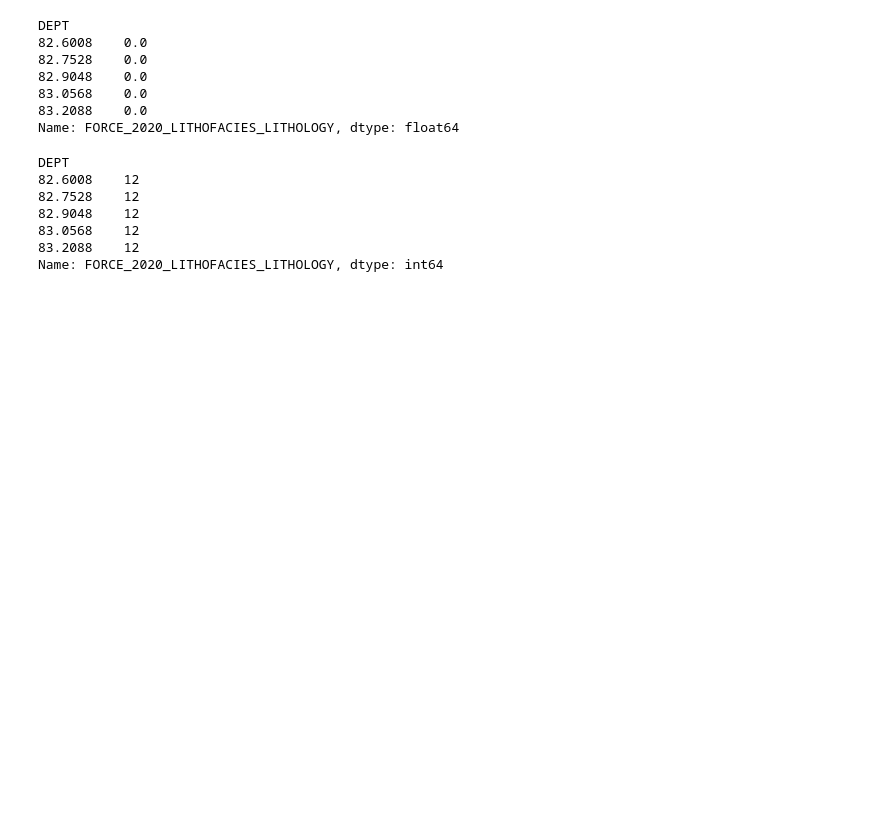
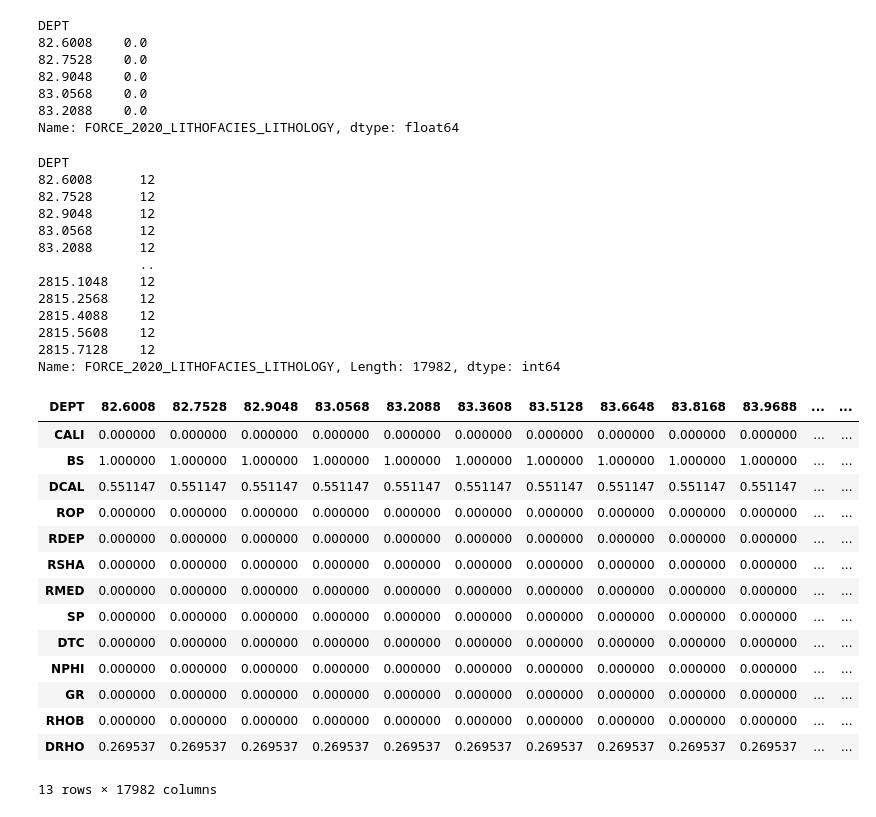
Before and after one commit to hyonbokan/lithology-identification-fl, a Jupyter notebook: data_trasform/las2img_test.ipynb, the cells around one changed output. Cells and saved outputs as stored; diff of their text form; code cells hidden in the pictures; blank space fills up the shorter version.

```diff
--- a/data_trasform/las2img_test.ipynb
+++ b/data_trasform/las2img_test.ipynb
@@ -87,14 +87,37 @@ lithology_numbers = {30000: 0,
 # %%
 y = y.map(lithology_numbers)
 # %%
-y.head()
+y
 # %% [output]
 DEPT
-82.6008    12
-82.7528    12
-82.9048    12
-83.0568    12
-83.2088    12
-Name: FORCE_2020_LITHOFACIES_LITHOLOGY, dtype: int64
+82.6008      12
+82.7528      12
+82.9048      12
+83.0568      12
+83.2088      12
+             ..
+2815.1048    12
+2815.2568    12
+2815.4088    12
+2815.5608    12
+2815.7128    12
+Name: FORCE_2020_LITHOFACIES_LITHOLOGY, Length: 17982, dtype: int64
 # %%
 X = X.transpose()
+X
+# %% [output]
+| DEPT | 82.6008 | 82.7528 | 82.9048 | 83.0568 | 83.2088 | 83.3608 | 83.5128 | 83.6648 | 83.8168 | 83.9688 | ... | ... |
+| CALI | 0.000000 | 0.000000 | 0.000000 | 0.000000 | 0.000000 | 0.000000 | 0.000000 | 0.000000 | 0.000000 | 0.000000 | ... | ... |
+| BS | 1.000000 | 1.000000 | 1.000000 | 1.000000 | 1.000000 | 1.000000 | 1.000000 | 1.000000 | 1.000000 | 1.000000 | ... | ... |
+| DCAL | 0.551147 | 0.551147 | 0.551147 | 0.551147 | 0.551147 | 0.551147 | 0.551147 | 0.551147 | 0.551147 | 0.551147 | ... | ... |
+| ROP | 0.000000 | 0.000000 | 0.000000 | 0.000000 | 0.000000 | 0.000000 | 0.000000 | 0.000000 | 0.000000 | 0.000000 | ... | ... |
+| RDEP | 0.000000 | 0.000000 | 0.000000 | 0.000000 | 0.000000 | 0.000000 | 0.000000 | 0.000000 | 0.000000 | 0.000000 | ... | ... |
+| RSHA | 0.000000 | 0.000000 | 0.000000 | 0.000000 | 0.000000 | 0.000000 | 0.000000 | 0.000000 | 0.000000 | 0.000000 | ... | ... |
+| RMED | 0.000000 | 0.000000 | 0.000000 | 0.000000 | 0.000000 | 0.000000 | 0.000000 | 0.000000 | 0.000000 | 0.000000 | ... | ... |
+| SP | 0.000000 | 0.000000 | 0.000000 | 0.000000 | 0.000000 | 0.000000 | 0.000000 | 0.000000 | 0.000000 | 0.000000 | ... | ... |
+| DTC | 0.000000 | 0.000000 | 0.000000 | 0.000000 | 0.000000 | 0.000000 | 0.000000 | 0.000000 | 0.000000 | 0.000000 | ... | ... |
+| NPHI | 0.000000 | 0.000000 | 0.000000 | 0.000000 | 0.000000 | 0.000000 | 0.000000 | 0.000000 | 0.000000 | 0.000000 | ... | ... |
+| GR | 0.000000 | 0.000000 | 0.000000 | 0.000000 | 0.000000 | 0.000000 | 0.000000 | 0.000000 | 0.000000 | 0.000000 | ... | ... |
+| RHOB | 0.000000 | 0.000000 | 0.000000 | 0.000000 | 0.000000 | 0.000000 | 0.000000 | 0.000000 | 0.000000 | 0.000000 | ... | ... |
+| DRHO | 0.269537 | 0.269537 | 0.269537 | 0.269537 | 0.269537 | 0.269537 | 0.269537 | 0.269537 | 0.269537 | 0.269537 | ... | ... |
+13 rows × 17982 columns
```
Also changed, not shown: parts of 8 cells of this notebook, 1 other file.
